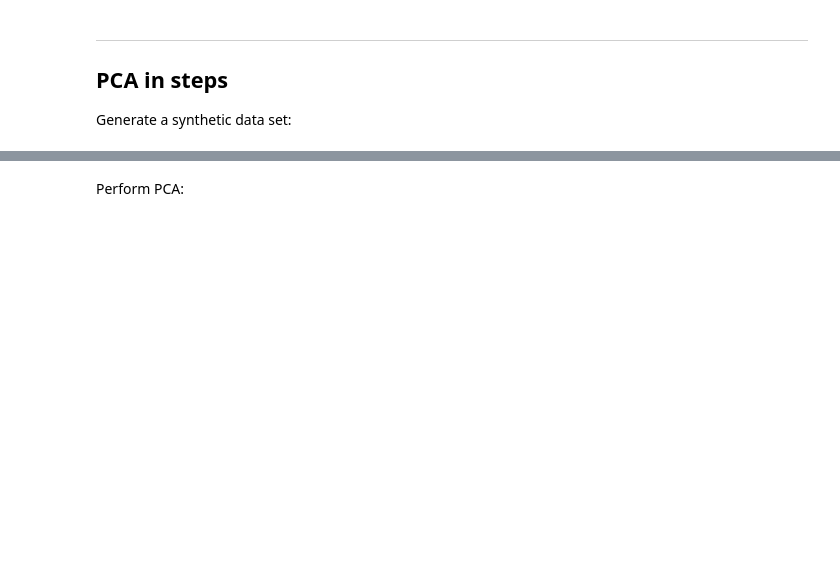
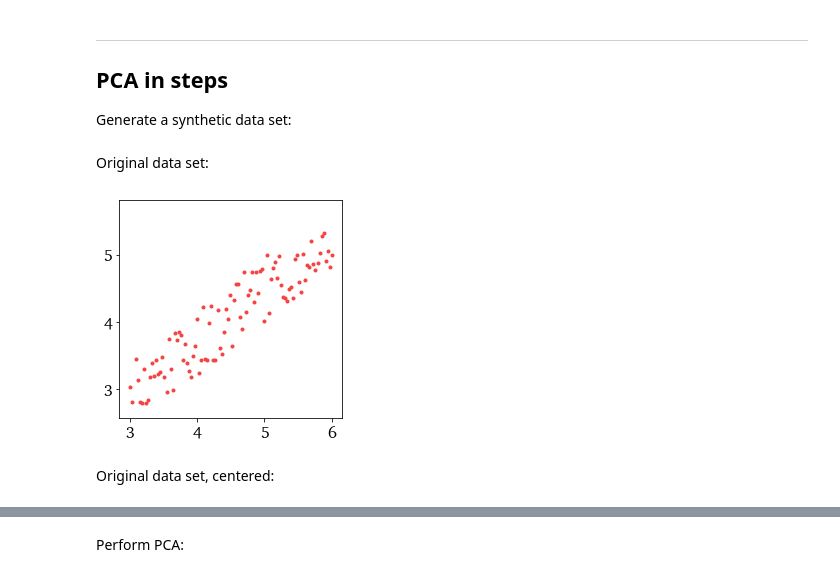
Before and after one commit to kamilazdybal/ulb-atm-phd, a Jupyter notebook: PCA/PCA-tutorial.ipynb, the cells around one changed output, grey strips where cells are left out. Cells and saved outputs as stored; diff of their text form; code cells hidden in the pictures; blank space fills up the shorter version.

```diff
--- a/PCA/PCA-tutorial.ipynb
+++ b/PCA/PCA-tutorial.ipynb
@@ -65,3 +73,17 @@ x = np.linspace(3, 6, Np)
 y = 0.8*x + 1*np.random.rand(Np)
 Dataset = np.column_stack((x, y))
 Dataset_proc = Dataset - np.mean(Dataset, axis=0)
+# %% [markdown]
+Original data set:
+# %%
+figure1 = plt.figure(figsize=(4, 4))
+figureSubplot = plt.subplot(1,1,1)
+plt.scatter(Dataset[:,0], Dataset[:,1], color=lineColour, marker='.', linewidth=ln)
+plt.axis('equal')
+plt.yticks([3, 4, 5, 6]), plt.xticks([3, 4, 5, 6])
+axes_in_charter(figureSubplot, font_axis)
+if save_plots==True: plt.savefig('plots/python-raw-data.pdf', dpi = 500, bbox_inches='tight')
+# %% [output]
+[figure, added]
+# %% [markdown]
+Original data set, centered:
```
Also changed, not shown: parts of 19 cells of this notebook, 9 other files.
